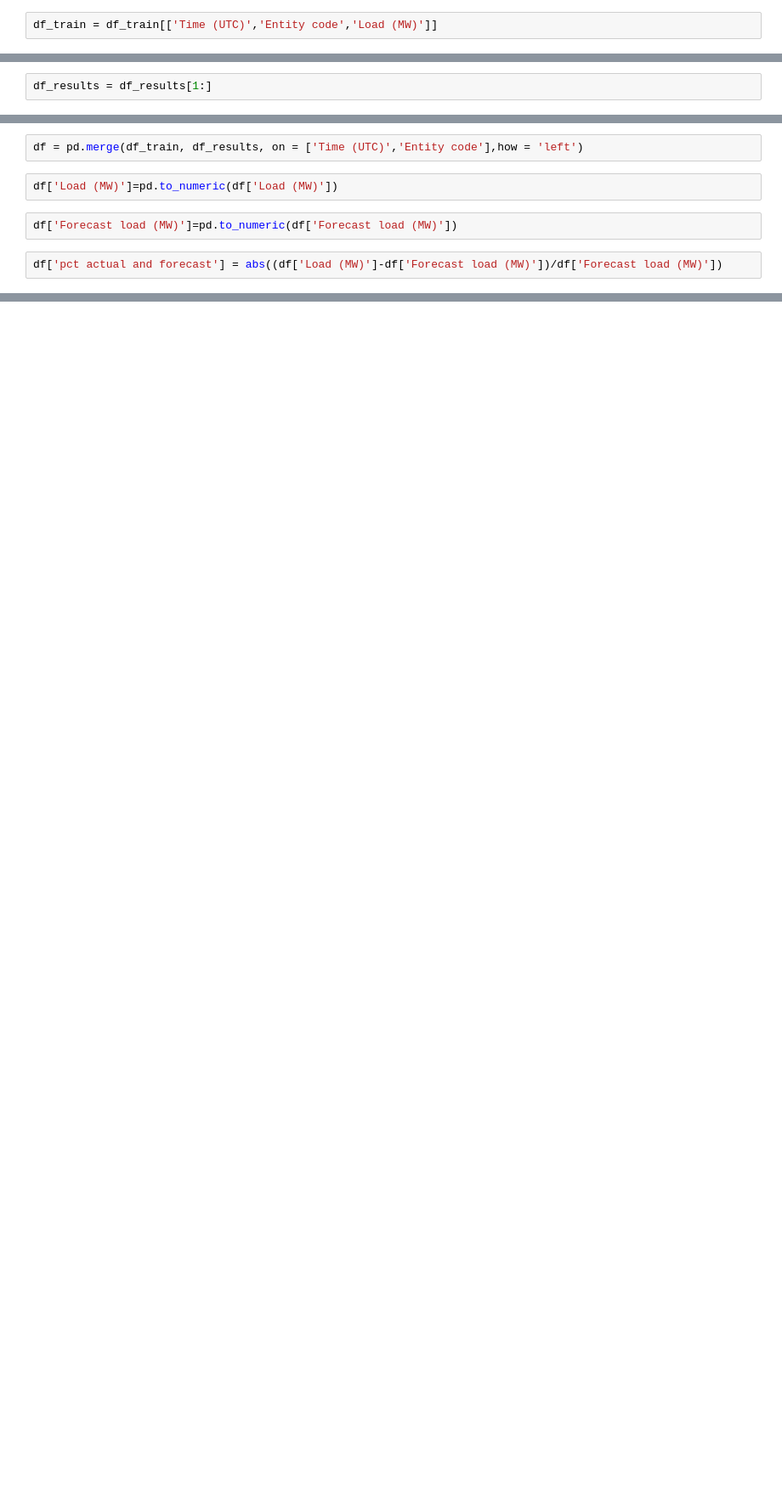
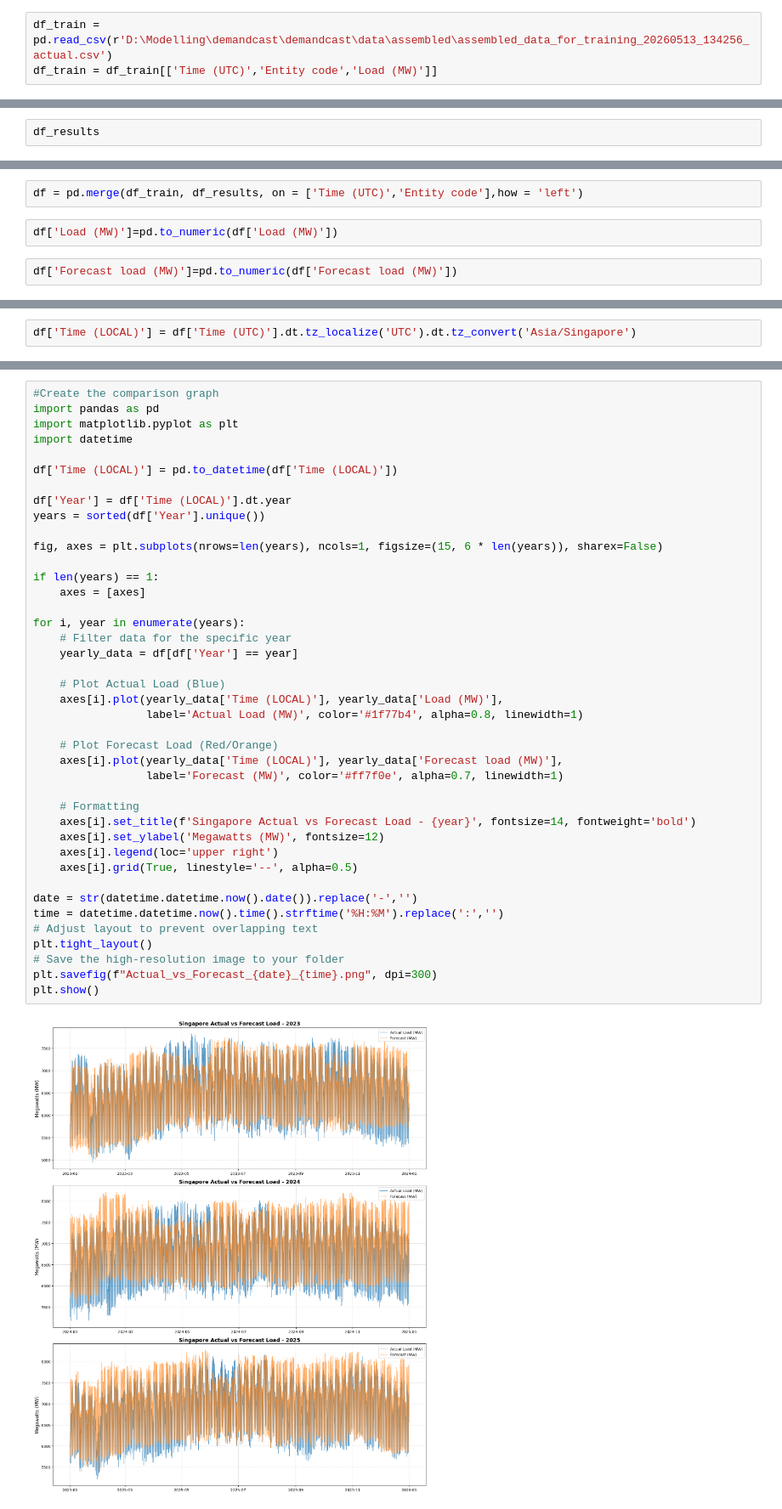
Before and after one commit to ember-energy/demandcast, a Jupyter notebook: analysis/analysis.ipynb, the cells around one changed output, grey strips where cells are left out. Shown at 85% size. Cells and saved outputs as stored; diff of their text form; blank space fills up the shorter version.

```diff
--- a/analysis/analysis.ipynb
+++ b/analysis/analysis.ipynb
@@ -38,2 +11,3 @@ df_results.columns = df_results.iloc[0]
 # %%
+df_train = pd.read_csv(r'D:\Modelling\demandcast\demandcast\data\assembled\assembled_data_for_training_20260513_134256_actual.csv')
 df_train = df_train[['Time (UTC)','Entity code','Load (MW)']]
@@ -56,2 +19,2 @@ df_results = df_results[['Time (UTC)','Entity code','Forecast load (MW)']]
 # %%
-df_results = df_results[1:]
+df_results
@@ -65,5 +38,3 @@ df = pd.merge(df_train, df_results, on = ['Time (UTC)','Entity code'],how = 'lef
 df['Load (MW)']=pd.to_numeric(df['Load (MW)'])
 # %%
 df['Forecast load (MW)']=pd.to_numeric(df['Forecast load (MW)'])
-# %%
-df['pct actual and forecast'] = abs((df['Load (MW)']-df['Forecast load (MW)'])/df['Forecast load (MW)'])
@@ -73,0 +41,2 @@ np.float64(0.05922389707334828)
+# %%
+df['Time (LOCAL)'] = df['Time (UTC)'].dt.tz_localize('UTC').dt.tz_convert('Asia/Singapore')
@@ -73,0 +59,43 @@ np.float64(0.05922389707334828)
+# %%
+#Create the comparison graph
+import pandas as pd
+import matplotlib.pyplot as plt
+import datetime
+
+df['Time (LOCAL)'] = pd.to_datetime(df['Time (LOCAL)'])
+
+df['Year'] = df['Time (LOCAL)'].dt.year
+years = sorted(df['Year'].unique())
+
+fig, axes = plt.subplots(nrows=len(years), ncols=1, figsize=(15, 6 * len(years)), sharex=False)
+
+if len(years) == 1:
+    axes = [axes]
+
+for i, year in enumerate(years):
+    # Filter data for the specific year
+    yearly_data = df[df['Year'] == year]
+
+    # Plot Actual Load (Blue)
+    axes[i].plot(yearly_data['Time (LOCAL)'], yearly_data['Load (MW)'],
+                 label='Actual Load (MW)', color='#1f77b4', alpha=0.8, linewidth=1)
+
+    # Plot Forecast Load (Red/Orange)
+    axes[i].plot(yearly_data['Time (LOCAL)'], yearly_data['Forecast load (MW)'],
+                 label='Forecast (MW)', color='#ff7f0e', alpha=0.7, linewidth=1)
+
+    # Formatting
+    axes[i].set_title(f'Singapore Actual vs Forecast Load - {year}', fontsize=14, fontweight='bold')
+    axes[i].set_ylabel('Megawatts (MW)', fontsize=12)
+    axes[i].legend(loc='upper right')
+    axes[i].grid(True, linestyle='--', alpha=0.5)
+
+date = str(datetime.datetime.now().date()).replace('-','')
+time = datetime.datetime.now().time().strftime('%H:%M').replace(':','')
+# Adjust layout to prevent overlapping text
+plt.tight_layout()
+# Save the high-resolution image to your folder
+plt.savefig(f"Actual_vs_Forecast_{date}_{time}.png", dpi=300)
+plt.show()
+# %% [output]
+[figure, added]
```
Also changed, not shown: parts of 16 cells of this notebook, 3 other files.
